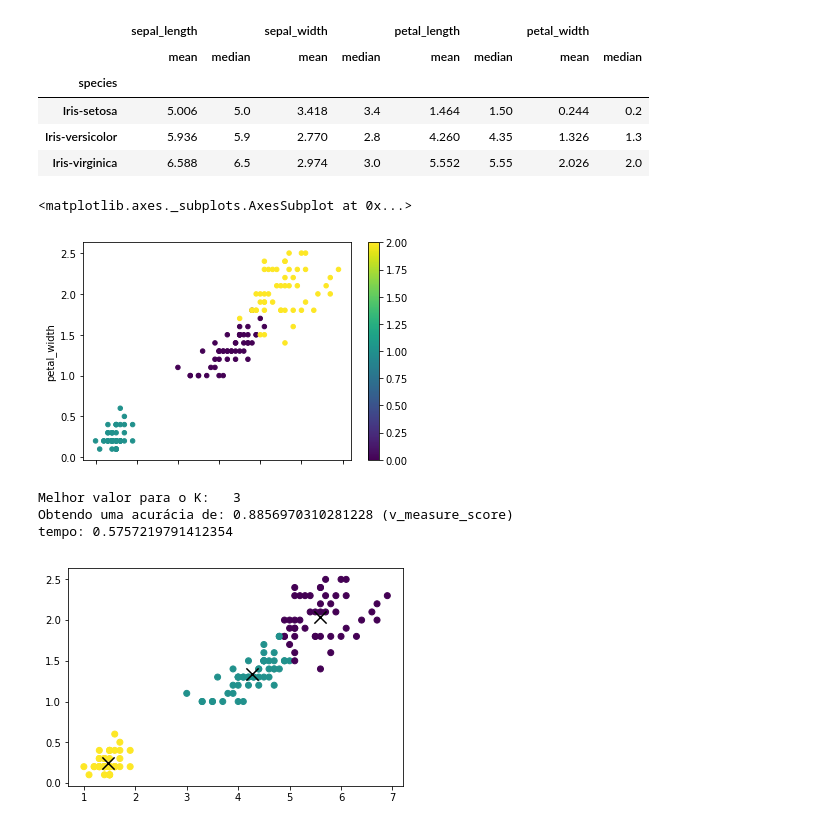
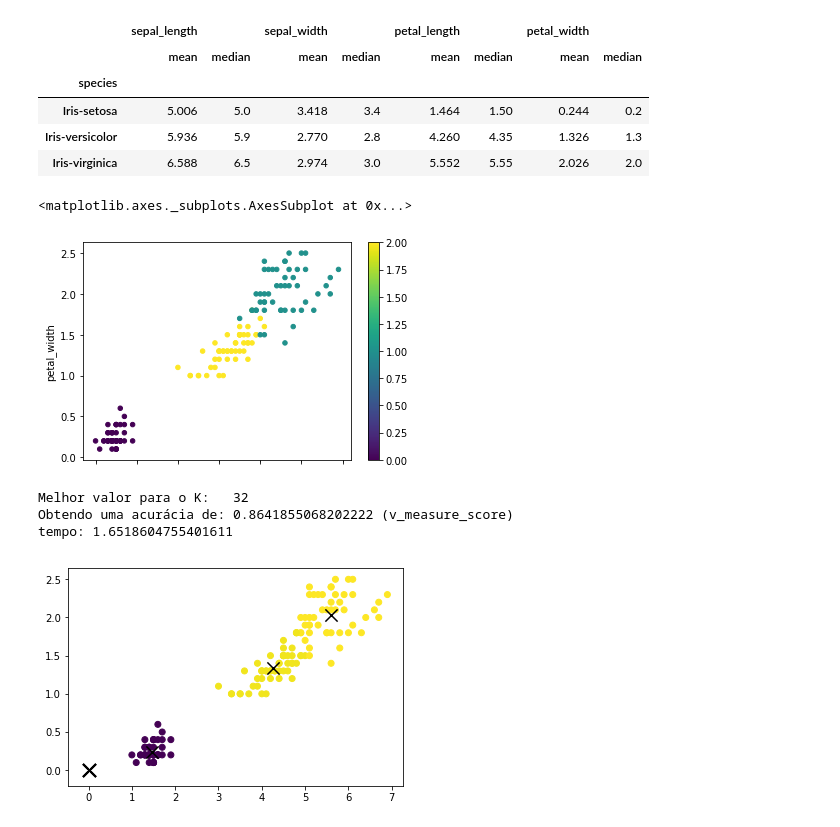
Before and after one commit to GrayJack/Bisect-K-Means, a Jupyter notebook: src/K-means-marcelo.ipynb, the cells around one changed output. Saved outputs shown, nothing was run; the diff lists cells and outputs as text; code cells hidden in the pictures.

```diff
--- a/src/K-means-marcelo.ipynb
+++ b/src/K-means-marcelo.ipynb
@@ -11,9 +11,11 @@ import matplotlib.pyplot as plt
 import math
 import random as rd
 
-filepath = '/home/maru/Projects/ia_docs/Iris_Data.csv'
+filepath_trettel = '/home/trettel/Documents/projects/DATALAB/datasets/Iris_Data.csv'
+filepath_eric = '/home/grayjack/MySources/WorkshopML/data/Iris_Data.csv'
+filepath_marcelo = '/home/maru/Projects/ia_docs/Iris_Data.csv'
 # %%
-data = pd.read_csv(filepath)
+data = pd.read_csv(filepath_eric)
 print(data.describe())
 # %% [output]
        sepal_length  sepal_width  petal_length  petal_width
@@ -42,7 +44,7 @@ y_true = [num[item] for item in data.species]
 data.plot.scatter(x="petal_length", y="petal_width", c=y_true, colormap='viridis')
 # %% [output]
 <matplotlib.axes._subplots.AxesSubplot at 0x...>
-[figure, old version]
+[figure, new version]
 # %%
 def plotter(doc, ks, label):
     X,Y = zip(*doc)
@@ -143,34 +149,36 @@ def kmeans(points, k, dist):
 # %%
 document = [[pl, pw] for pl,pw in zip(list(data.petal_length), list(data.petal_width))]
 
 best_accuracy = -1
 best_centr = None
 y_pred = []
 best_label = []
 best_k = 0
 inicial = time()
-for _ in range(20):
-    for K in range(3, 4):
-        y_pred, centroids = kmeans(list(zip(*document)), K, euclidianDistance)
 
-        accuracy = metrics.adjusted_rand_score(y_true, y_pred)
-        #try:
-        #    accuracy = metrics.v_measure_score(y_true, y_pred)
-        #except:
-        #    print(y_pred)
+# for _ in range(30):
+for K in range(1, 50):
+    y_pred, centroids = kmeans(list(zip(*document)), 50, euclidianDistance)
+
+#     accuracy = metrics.adjusted_rand_score(y_true, y_pred)
+    try:
+       accuracy = metrics.v_measure_score(y_true, y_pred)
+    except:
+       print(y_pred)
 
 
-        if accuracy >= best_accuracy:
-            best_accuracy = accuracy
-            best_centr = centroids
-            best_k = K
-            best_label = y_pred
+    if accuracy >= best_accuracy:
+        best_accuracy = accuracy
+        best_centr = centroids
+        best_k = K
+        best_label = y_pred
+
 final = time()
 print(f"Melhor valor para o K:   {best_k}\nObtendo uma acurácia de: {best_accuracy} (v_measure_score)")
 print(f"tempo: {final-inicial}")
 plotter(document, best_centr, best_label)
 # %% [output]
-Melhor valor para o K:   3
-Obtendo uma acurácia de: 0.8856970310281228 (v_measure_score)
-tempo: 0.5757219791412354
+Melhor valor para o K:   32
+Obtendo uma acurácia de: 0.8641855068202222 (v_measure_score)
+tempo: 1.6518604755401611
-[figure, old version]
+[figure, new version]
```
Also changed, not shown: parts of 2 cells of this notebook, 2 other files.
